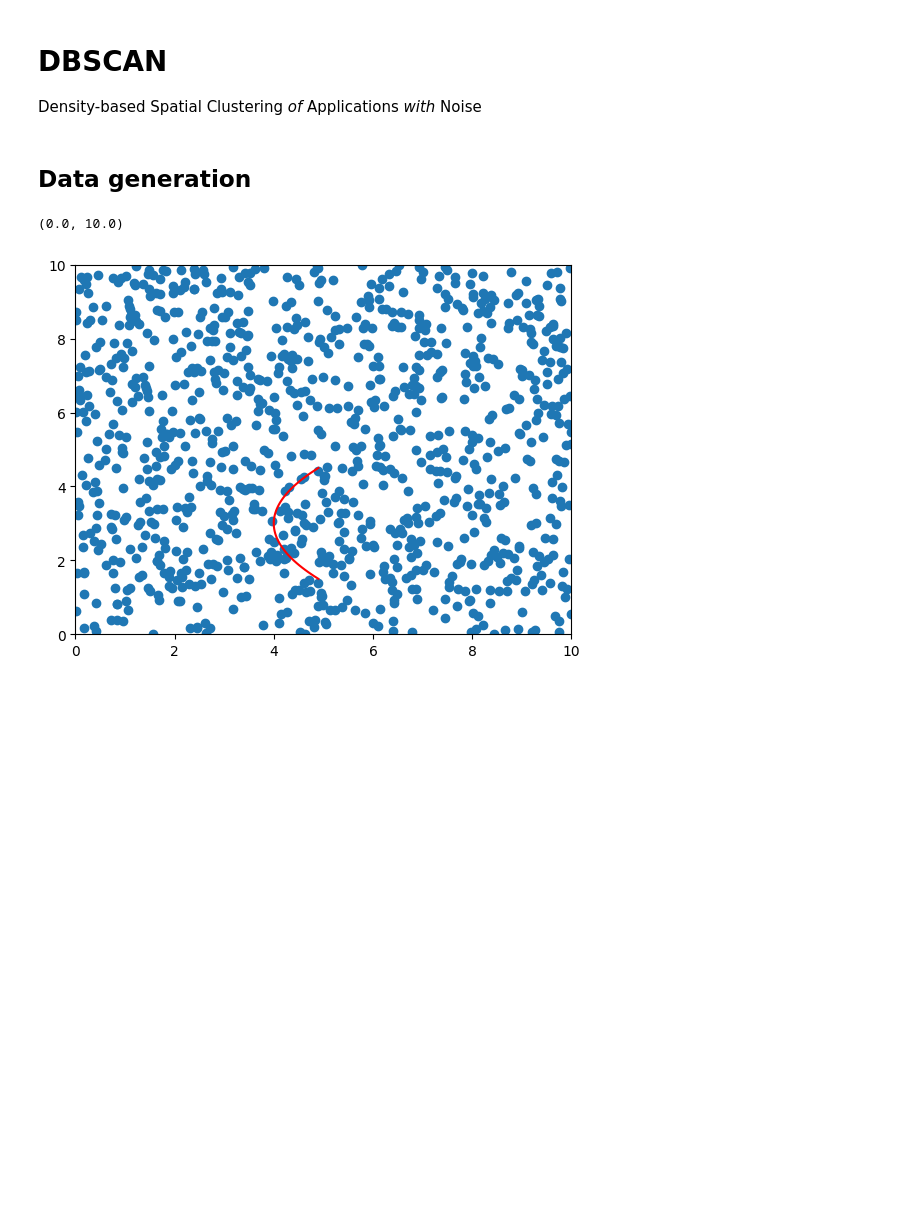
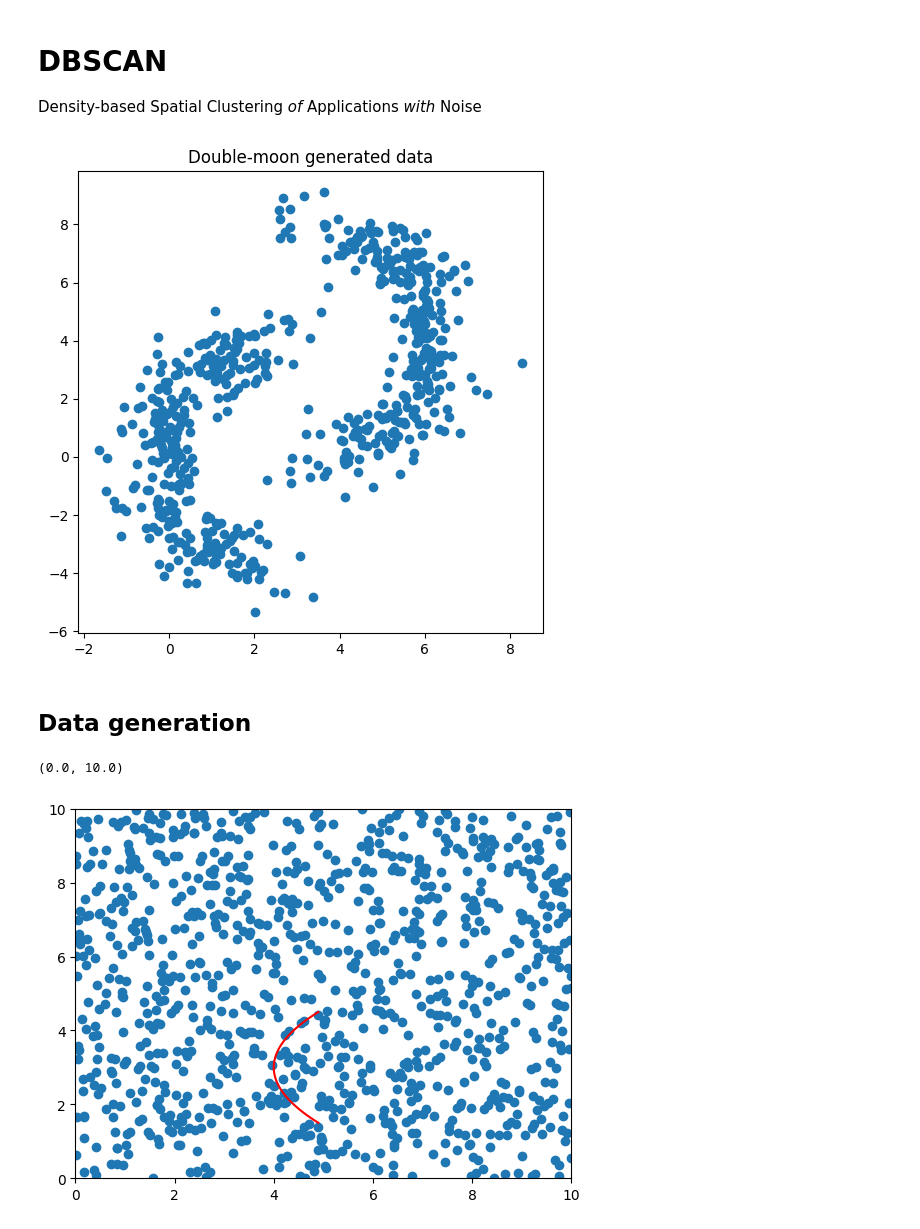
Before and after one commit to szmidapatrik/machine-learning, a Jupyter notebook: dbscan.ipynb, the cells around one changed output. Drawn from its saved outputs; the diff is of its cells as text; code cells hidden in the pictures; blank space fills up the shorter version.

Commit message:
moon data generation

```diff
--- a/dbscan.ipynb
+++ b/dbscan.ipynb
@@ -4,3 +45,15 @@ Density-based Spatial Clustering *of* Applications *with* Noise
+# %%
+dbscan = DBSCAN()
+right_moon = dbscan.generate_moon(0,0,'right',300)
+left_moon = dbscan.generate_moon(6,4,'left',300)
+data = np.concatenate([right_moon, left_moon])
+
+fig = plt.figure(figsize=(6,6))
+plt.title('Double-moon generated data')
+plt.scatter(data[:,0], data[:,1])
+plt.gca().set_aspect('auto')
+# %% [output]
+[figure, added]
 # %% [markdown]
 ## Data generation
 # %%
```
Also changed, not shown: parts of 1 cell of this notebook.
